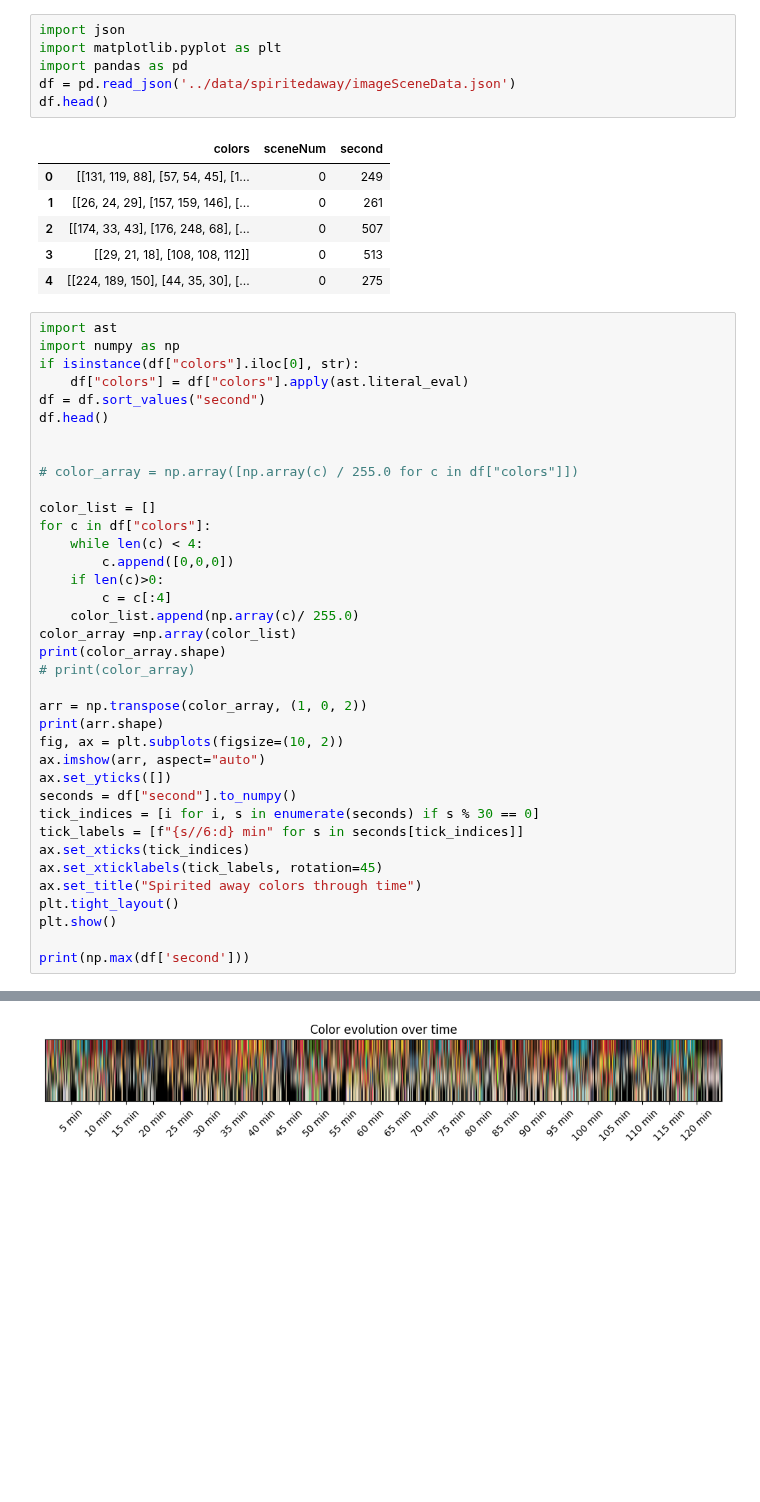
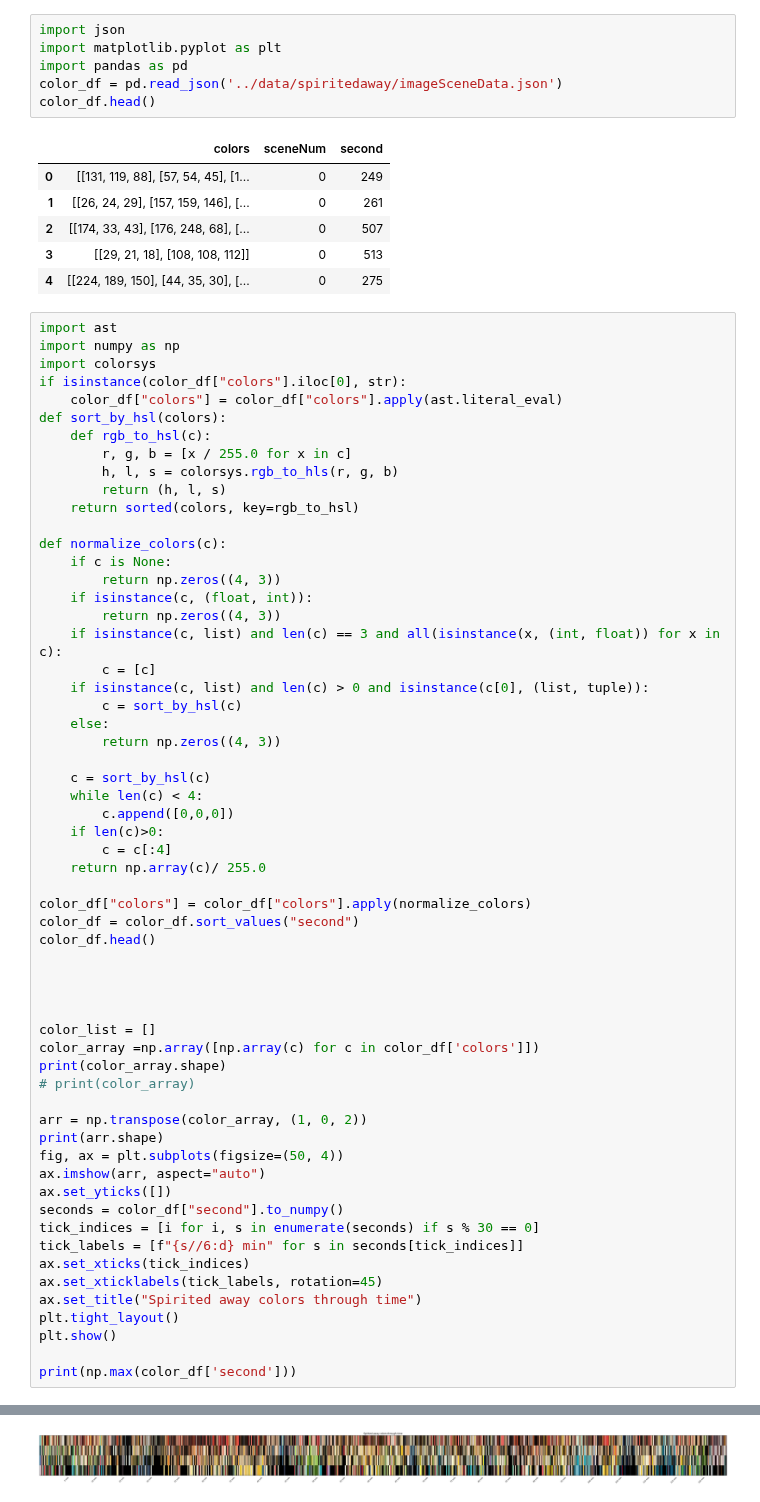
Before and after one commit to chuik633/MovieSentiments, a Jupyter notebook: exploration/spiritedAway.ipynb, the cells around one changed output, grey strips where cells are left out. Saved outputs shown, nothing was run; the diff lists cells and outputs as text; blank space fills up the shorter version.

```diff
--- a/exploration/spiritedAway.ipynb
+++ b/exploration/spiritedAway.ipynb
@@ -2,8 +2,8 @@
 import json
 import matplotlib.pyplot as plt
 import pandas as pd
-df = pd.read_json('../data/spiritedaway/imageSceneData.json')
-df.head()
+color_df = pd.read_json('../data/spiritedaway/imageSceneData.json')
+color_df.head()
 # %% [output]
 |  | colors | sceneNum | second |
 | 0 | [[131, 119, 88], [57, 54, 45], [1... | 0 | 249 |
@@ -14,42 +14,64 @@ df.head()
 # %%
 import ast
 import numpy as np
-if isinstance(df["colors"].iloc[0], str):
-    df["colors"] = df["colors"].apply(ast.literal_eval)
-df = df.sort_values("second")
-df.head()
+import colorsys
+if isinstance(color_df["colors"].iloc[0], str):
+    color_df["colors"] = color_df["colors"].apply(ast.literal_eval)
+def sort_by_hsl(colors):
+    def rgb_to_hsl(c):
+        r, g, b = [x / 255.0 for x in c]
+        h, l, s = colorsys.rgb_to_hls(r, g, b)
+        return (h, l, s)
+    return sorted(colors, key=rgb_to_hsl)
 
+def normalize_colors(c):
+    if c is None:
+        return np.zeros((4, 3))
+    if isinstance(c, (float, int)):
+        return np.zeros((4, 3))
+    if isinstance(c, list) and len(c) == 3 and all(isinstance(x, (int, float)) for x in c):
+        c = [c]
+    if isinstance(c, list) and len(c) > 0 and isinstance(c[0], (list, tuple)):
+        c = sort_by_hsl(c)
+    else:
+        return np.zeros((4, 3))
 
-# color_array = np.array([np.array(c) / 255.0 for c in df["colors"]])
-
-color_list = []
-for c in df["colors"]:
+    c = sort_by_hsl(c)
     while len(c) < 4:
         c.append([0,0,0])
     if len(c)>0:
         c = c[:4]
-    color_list.append(np.array(c)/ 255.0)
-color_array =np.array(color_list)
+    return np.array(c)/ 255.0
+
+color_df["colors"] = color_df["colors"].apply(normalize_colors)
+color_df = color_df.sort_values("second")
+color_df.head()
+
+
+
+
+color_list = []
+color_array =np.array([np.array(c) for c in color_df['colors']])
 print(color_array.shape)
 # print(color_array)
 
 arr = np.transpose(color_array, (1, 0, 2))
 print(arr.shape)
-fig, ax = plt.subplots(figsize=(10, 2))
+fig, ax = plt.subplots(figsize=(50, 4))
 ax.imshow(arr, aspect="auto")
 ax.set_yticks([])
-seconds = df["second"].to_numpy()
+seconds = color_df["second"].to_numpy()
 tick_indices = [i for i, s in enumerate(seconds) if s % 30 == 0]
 tick_labels = [f"{s//6:d} min" for s in seconds[tick_indices]]
 ax.set_xticks(tick_indices)
 ax.set_xticklabels(tick_labels, rotation=45)
 ax.set_title("Spirited away colors through time")
 plt.tight_layout()
 plt.show()
 
-print(np.max(df['second']))
+print(np.max(color_df['second']))
 # %% [output]
 (747, 4, 3)
 (4, 747, 3)
-[figure, old version]
+[figure, new version]
 747
```
Also changed, not shown: parts of 7 cells of this notebook, 4 other files.
